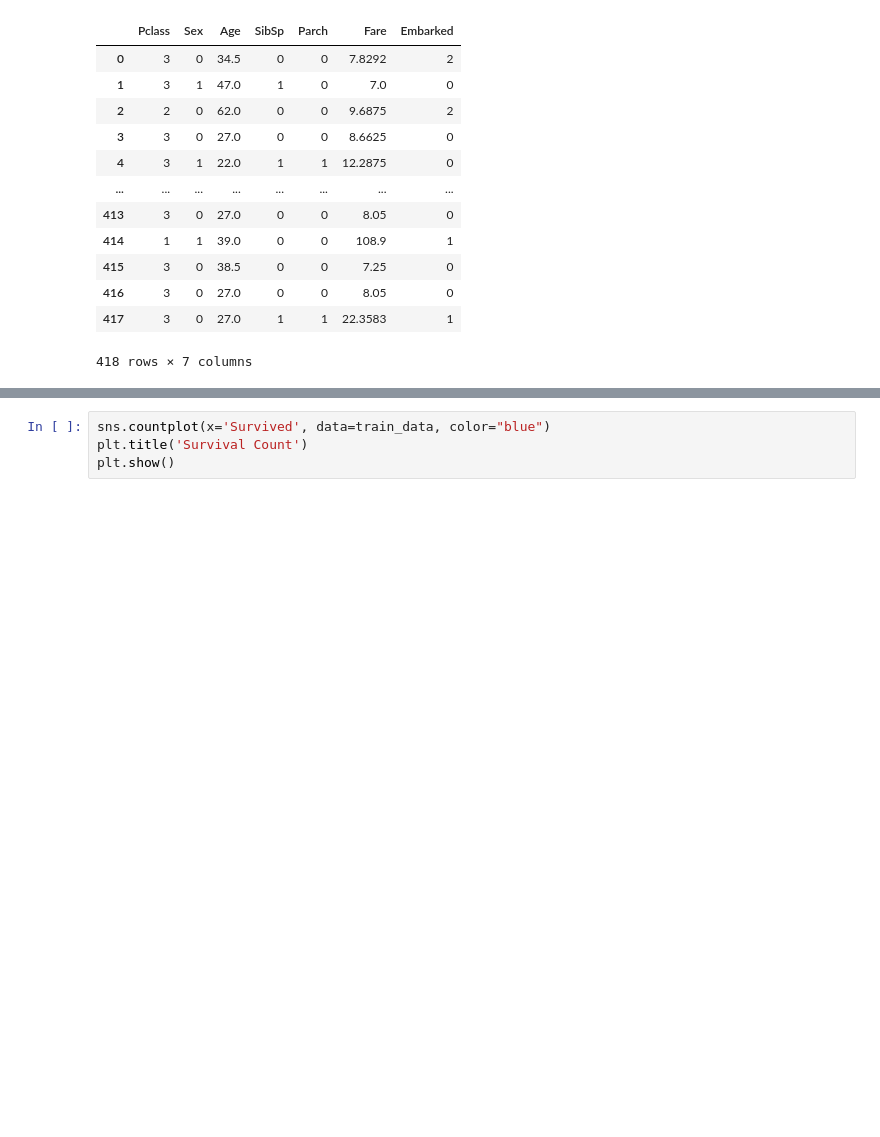
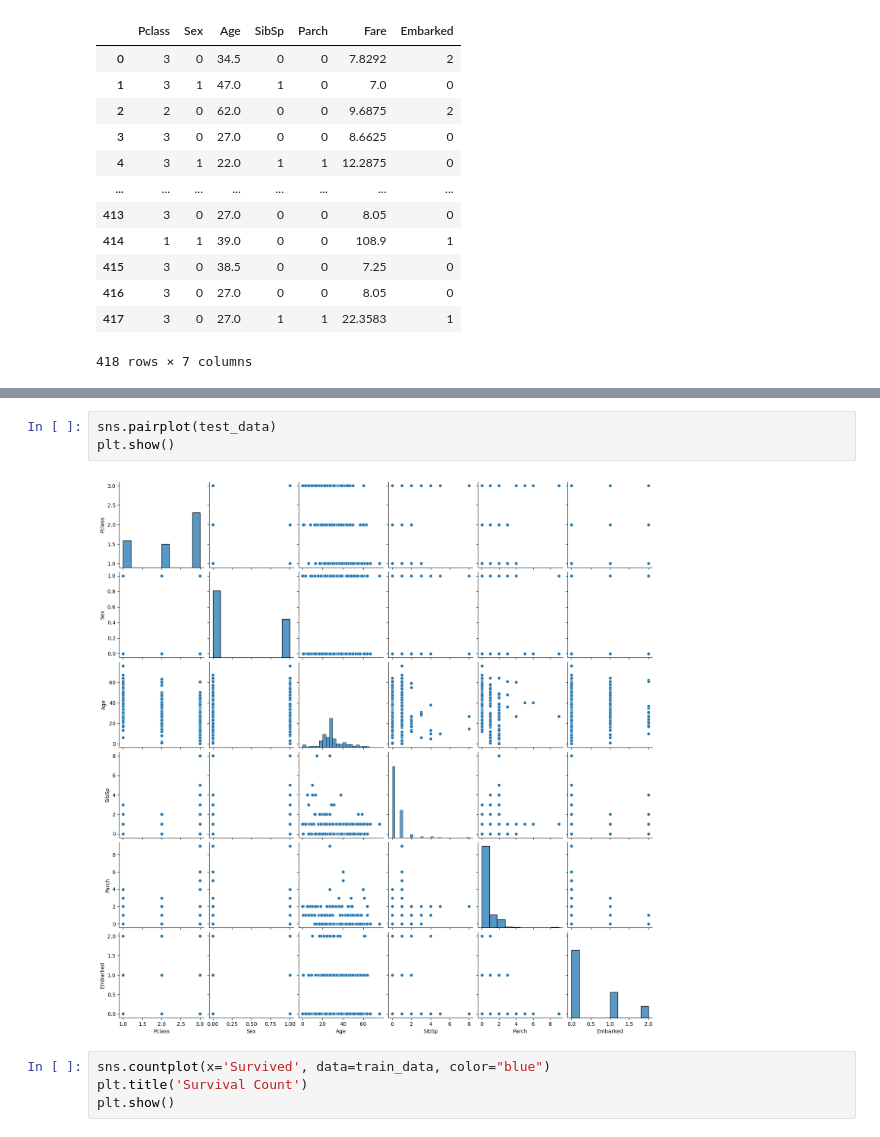
Before and after one commit to Shrutis10/PRODIGY_DS_02, a Jupyter notebook: Task_2.ipynb, the cells around one changed output, grey strips where cells are left out. Drawn from its saved outputs; the diff is of its cells as text; blank space fills up the shorter version.

```diff
--- a/Task_2.ipynb
+++ b/Task_2.ipynb
@@ -340,3 +351,8 @@ test_data
+# %%
+sns.pairplot(test_data)
+plt.show()
+# %% [output]
+[figure, added]
 # %%
 sns.countplot(x='Survived', data=train_data, color="blue")
 plt.title('Survival Count')
```
Also changed, not shown: parts of 15 cells of this notebook.
